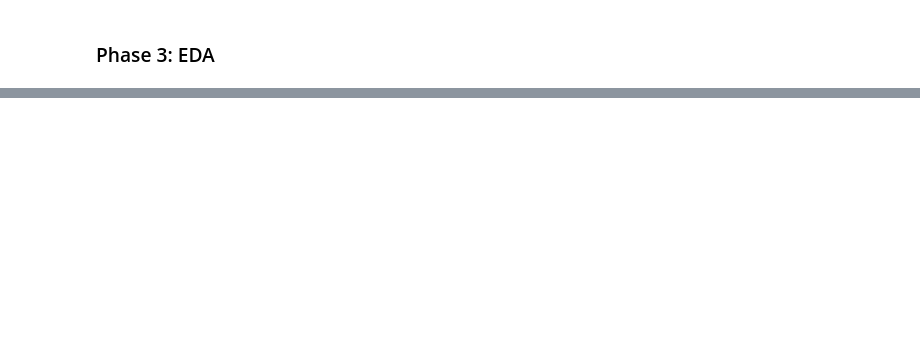
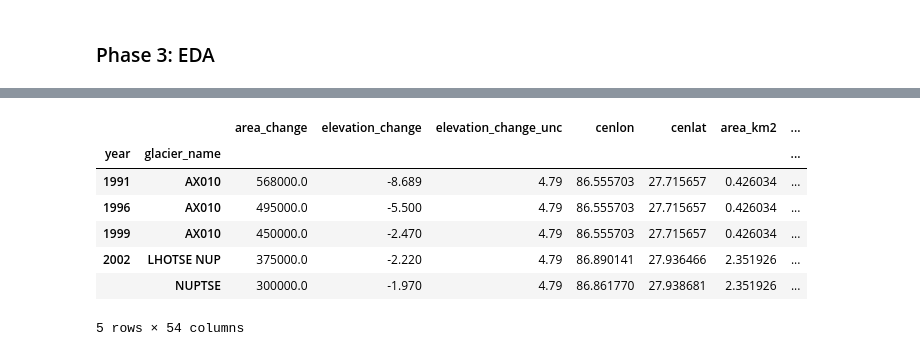
Before and after one commit to sanjiv576/ST7072CEM-Machine-Learning-Assignment, a Jupyter notebook: notebooks/3_eda.ipynb, the cells around one changed output, grey strips where cells are left out. Saved outputs shown, nothing was run; the diff lists cells and outputs as text; code cells hidden in the pictures; blank space fills up the shorter version.

```diff
--- a/notebooks/3_eda.ipynb
+++ b/notebooks/3_eda.ipynb
@@ -29,0 +41,11 @@ memory usage: 6.2 MB
+# %%
+df_clean.head()
+# %% [output]
+|  |  | area_change | elevation_change | elevation_change_unc | cenlon | cenlat | area_km2 | ... |
+| year | glacier_name |  |  |  |  |  |  | ... |
+| 1991 | AX010 | 568000.0 | -8.689 | 4.79 | 86.555703 | 27.715657 | 0.426034 | ... |
+| 1996 | AX010 | 495000.0 | -5.500 | 4.79 | 86.555703 | 27.715657 | 0.426034 | ... |
+| 1999 | AX010 | 450000.0 | -2.470 | 4.79 | 86.555703 | 27.715657 | 0.426034 | ... |
+| 2002 | LHOTSE NUP | 375000.0 | -2.220 | 4.79 | 86.890141 | 27.936466 | 2.351926 | ... |
+|  | NUPTSE | 300000.0 | -1.970 | 4.79 | 86.861770 | 27.938681 | 2.351926 | ... |
+5 rows × 54 columns
```
Also changed, not shown: parts of 8 cells of this notebook.
